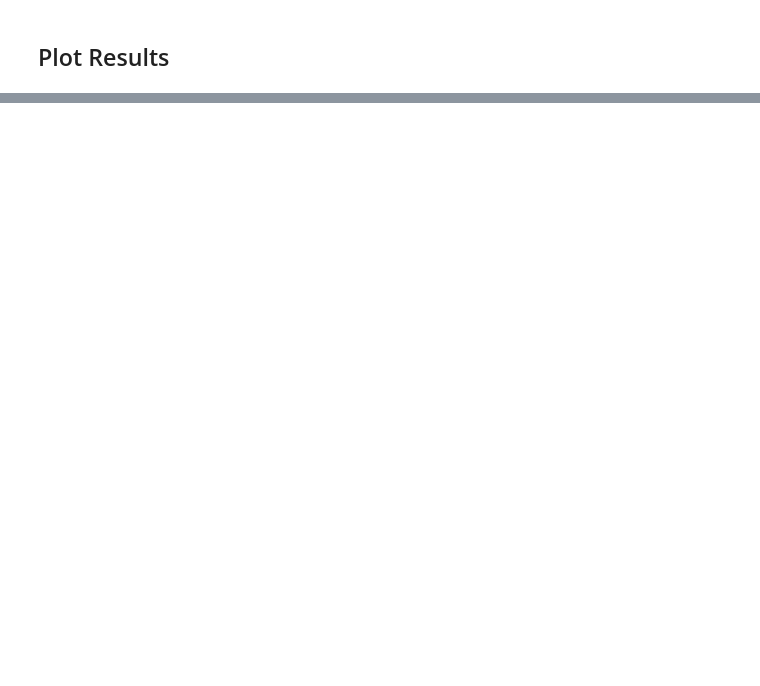
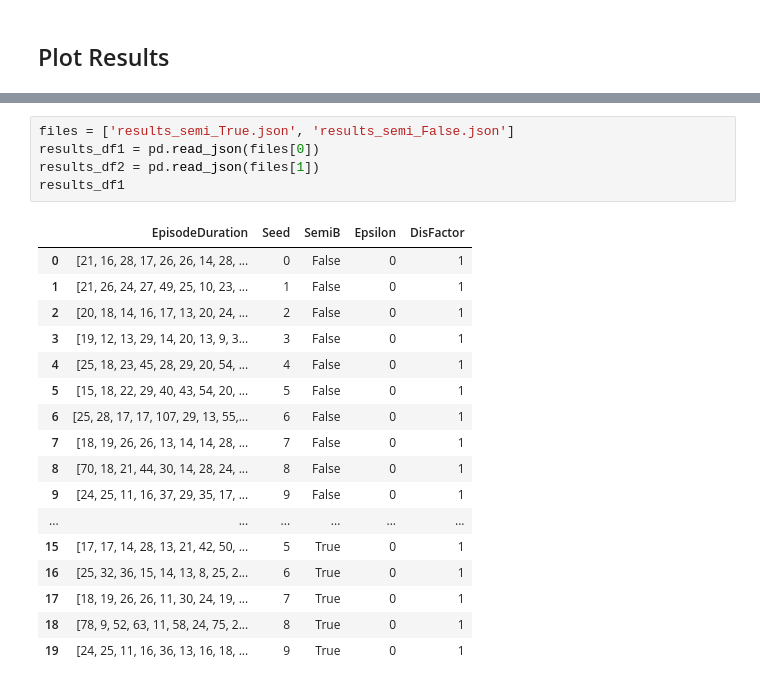
Before and after one commit to ChristophHoenes/RL_Reproducers, a Jupyter notebook: DQN_polecart_cleaned.ipynb, the cells around one changed output, grey strips where cells are left out. Drawn from its saved outputs; the diff is of its cells as text; blank space fills up the shorter version.

```diff
--- a/DQN_polecart_cleaned.ipynb
+++ b/DQN_polecart_cleaned.ipynb
@@ -259,0 +300,23 @@ plt.show()
+# %%
+files = ['results_semi_True.json', 'results_semi_False.json']
+results_df1 = pd.read_json(files[0])
+results_df2 = pd.read_json(files[1])
+results_df1
+# %% [output]
+|  | EpisodeDuration | Seed | SemiB | Epsilon | DisFactor |
+| 0 | [21, 16, 28, 17, 26, 26, 14, 28, ... | 0 | False | 0 | 1 |
+| 1 | [21, 26, 24, 27, 49, 25, 10, 23, ... | 1 | False | 0 | 1 |
+| 2 | [20, 18, 14, 16, 17, 13, 20, 24, ... | 2 | False | 0 | 1 |
+| 3 | [19, 12, 13, 29, 14, 20, 13, 9, 3... | 3 | False | 0 | 1 |
+| 4 | [25, 18, 23, 45, 28, 29, 20, 54, ... | 4 | False | 0 | 1 |
+| 5 | [15, 18, 22, 29, 40, 43, 54, 20, ... | 5 | False | 0 | 1 |
+| 6 | [25, 28, 17, 17, 107, 29, 13, 55,... | 6 | False | 0 | 1 |
+| 7 | [18, 19, 26, 26, 13, 14, 14, 28, ... | 7 | False | 0 | 1 |
+| 8 | [70, 18, 21, 44, 30, 14, 28, 24, ... | 8 | False | 0 | 1 |
+| 9 | [24, 25, 11, 16, 37, 29, 35, 17, ... | 9 | False | 0 | 1 |
+| ... | ... | ... | ... | ... | ... |
+| 15 | [17, 17, 14, 28, 13, 21, 42, 50, ... | 5 | True | 0 | 1 |
+| 16 | [25, 32, 36, 15, 14, 13, 8, 25, 2... | 6 | True | 0 | 1 |
+| 17 | [18, 19, 26, 26, 11, 30, 24, 19, ... | 7 | True | 0 | 1 |
+| 18 | [78, 9, 52, 63, 11, 58, 24, 75, 2... | 8 | True | 0 | 1 |
+| 19 | [24, 25, 11, 16, 36, 13, 16, 18, ... | 9 | True | 0 | 1 |
```
Also changed, not shown: parts of 7 cells of this notebook.
